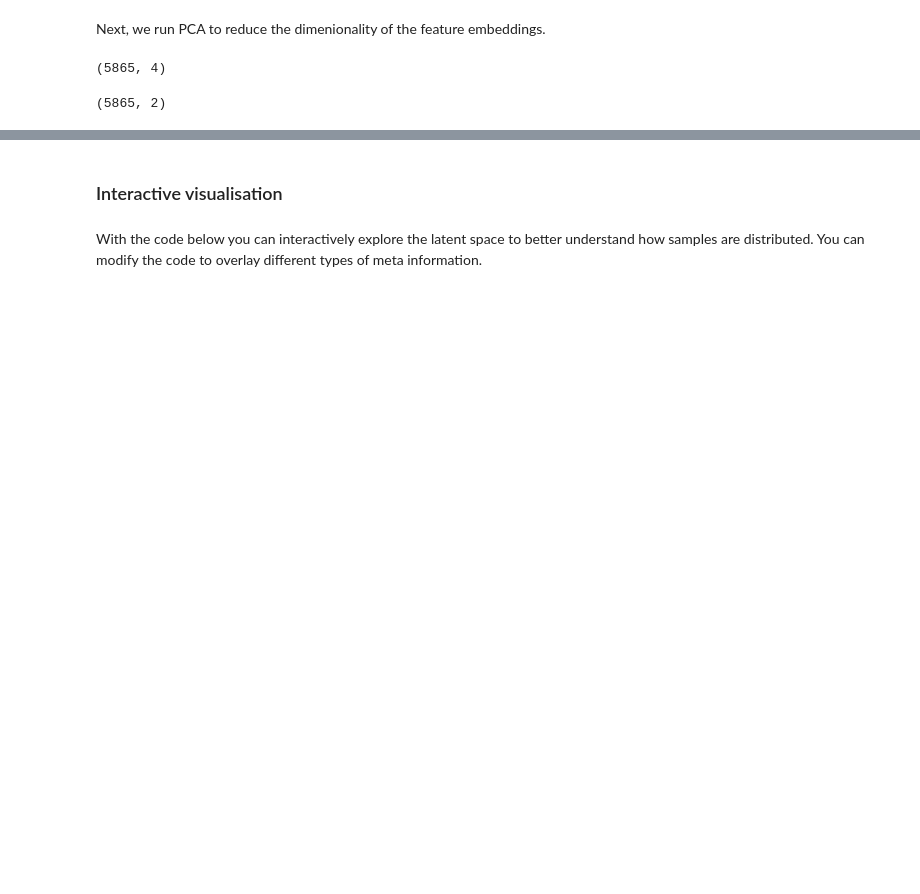
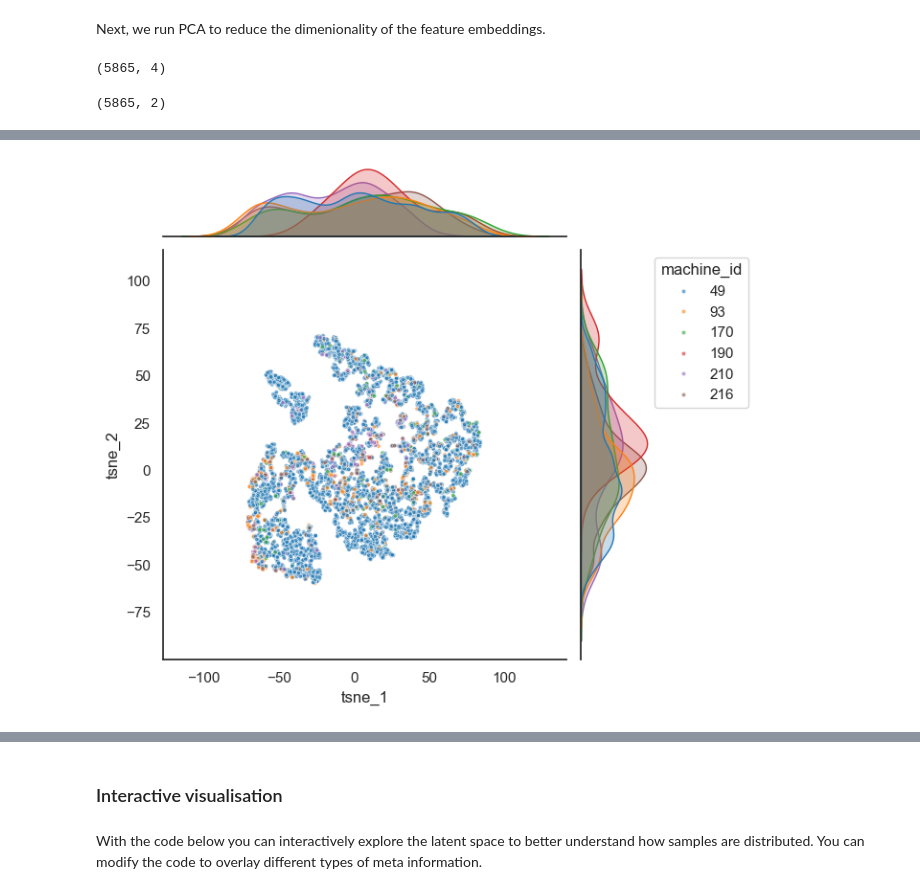
Before and after one commit to kimon2199/mammographic-dencity-prediction, a Jupyter notebook: notebook.ipynb, the cells around one changed output, grey strips where cells are left out. Saved outputs shown, nothing was run; the diff lists cells and outputs as text; code cells hidden in the pictures; blank space fills up the shorter version.

```diff
--- a/notebook.ipynb
+++ b/notebook.ipynb
@@ -1024,0 +1021,6 @@ Error:
+# %%
+# 1. Check for Scanner/Machine Bias (Very common in Medical AI)
+# Do clusters separate out by Machine ID?
+plot_joint(df, 'machine_id', 'tsne_1', 'tsne_2', 'tab10')
+# %% [output]
+[figure, added]
```
Also changed, not shown: parts of 32 cells of this notebook.
